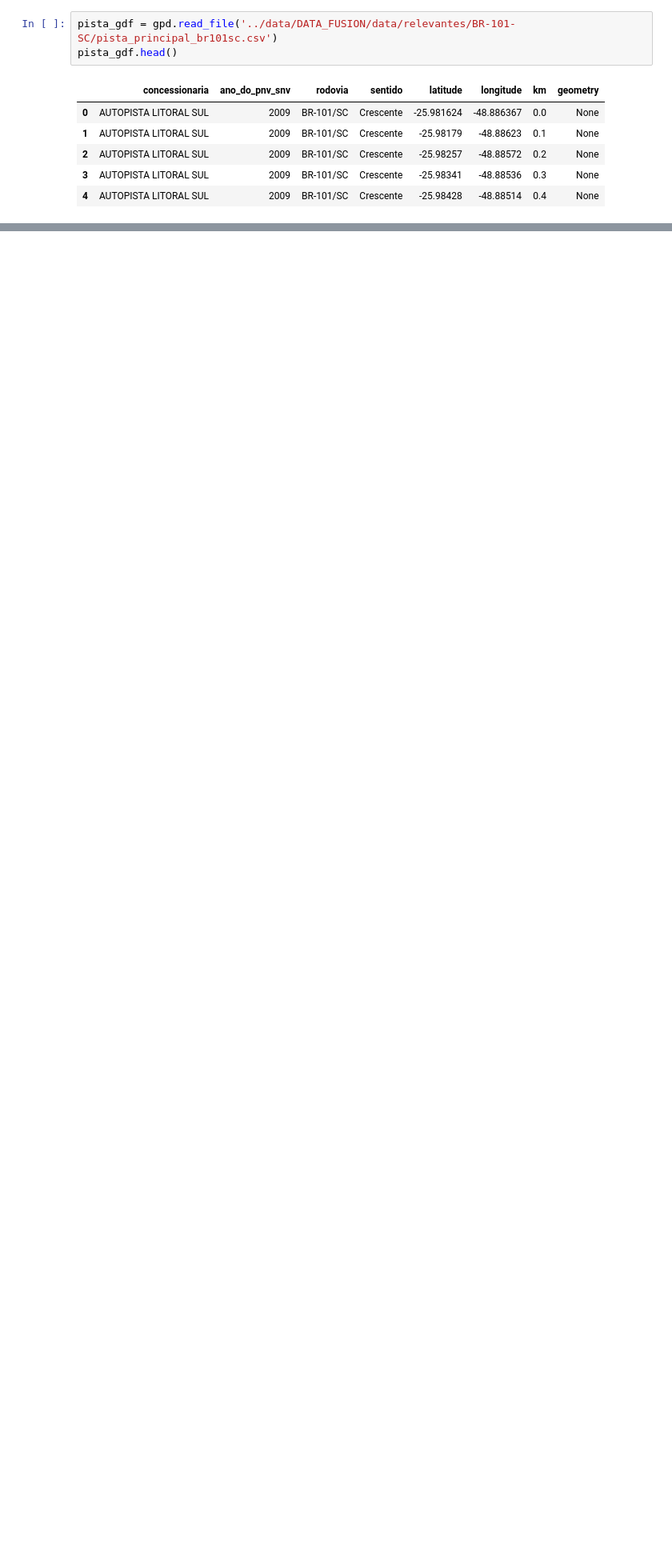
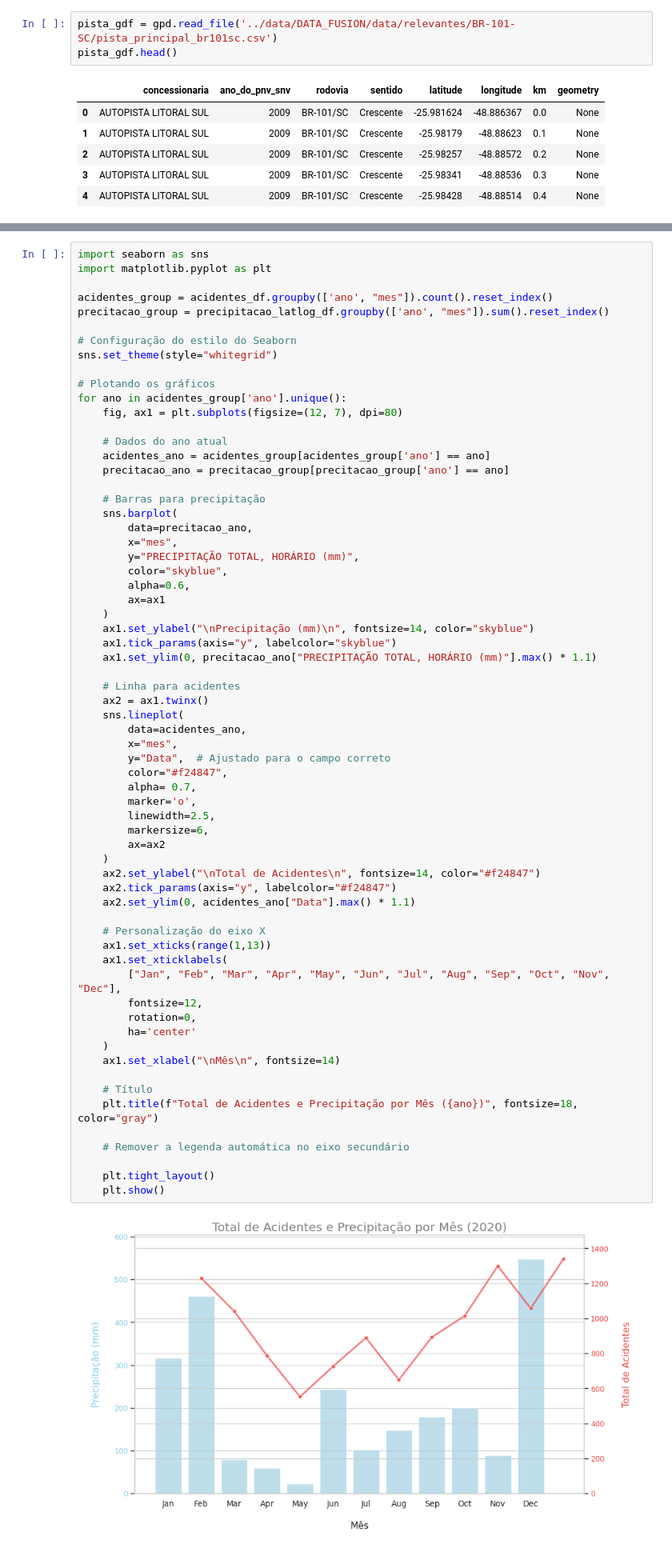
Before and after one commit to GuiBatalhoti/Dados_ANTT, a Jupyter notebook: notebooks/data_fusion_viz.ipynb, the cells around one changed output, grey strips where cells are left out. Shown at 80% size. Drawn from its saved outputs; the diff is of its cells as text; blank space fills up the shorter version.

```diff
--- a/notebooks/data_fusion_viz.ipynb
+++ b/notebooks/data_fusion_viz.ipynb
@@ -326,0 +257,67 @@ IndexError: list index out of range
+# %%
+import seaborn as sns
+import matplotlib.pyplot as plt
+
+acidentes_group = acidentes_df.groupby(['ano', "mes"]).count().reset_index()
+precitacao_group = precipitacao_latlog_df.groupby(['ano', "mes"]).sum().reset_index()
+
+# Configuração do estilo do Seaborn
+sns.set_theme(style="whitegrid")
+
+# Plotando os gráficos
+for ano in acidentes_group['ano'].unique():
+    fig, ax1 = plt.subplots(figsize=(12, 7), dpi=80)
+
+    # Dados do ano atual
+    acidentes_ano = acidentes_group[acidentes_group['ano'] == ano]
+    precitacao_ano = precitacao_group[precitacao_group['ano'] == ano]
+
+    # Barras para precipitação
+    sns.barplot(
+        data=precitacao_ano,
+        x="mes",
+        y="PRECIPITAÇÃO TOTAL, HORÁRIO (mm)",
+        color="skyblue",
+        alpha=0.6,
+        ax=ax1
+    )
+    ax1.set_ylabel("\nPrecipitação (mm)\n", fontsize=14, color="skyblue")
+    ax1.tick_params(axis="y", labelcolor="skyblue")
+    ax1.set_ylim(0, precitacao_ano["PRECIPITAÇÃO TOTAL, HORÁRIO (mm)"].max() * 1.1)
+
+    # Linha para acidentes
+    ax2 = ax1.twinx()
+    sns.lineplot(
+        data=acidentes_ano,
+        x="mes",
+        y="Data",  # Ajustado para o campo correto
+        color="#f24847",
+        alpha= 0.7,
+        marker='o',
+        linewidth=2.5,
+        markersize=6,
+        ax=ax2
+    )
+    ax2.set_ylabel("\nTotal de Acidentes\n", fontsize=14, color="#f24847")
+    ax2.tick_params(axis="y", labelcolor="#f24847")
+    ax2.set_ylim(0, acidentes_ano["Data"].max() * 1.1)
+
+    # Personalização do eixo X
+    ax1.set_xticks(range(1,13))
+    ax1.set_xticklabels(
+        ["Jan", "Feb", "Mar", "Apr", "May", "Jun", "Jul", "Aug", "Sep", "Oct", "Nov", "Dec"],
+        fontsize=12,
+        rotation=0,
+        ha='center'
+    )
+    ax1.set_xlabel("\nMês\n", fontsize=14)
+
+    # Título
+    plt.title(f"Total de Acidentes e Precipitação por Mês ({ano})", fontsize=18, color="gray")
+
+    # Remover a legenda automática no eixo secundário
+
+    plt.tight_layout()
+    plt.show()
+# %% [output]
+[figure, added]
```
Also changed, not shown: parts of 10 cells of this notebook, 1 other file.
